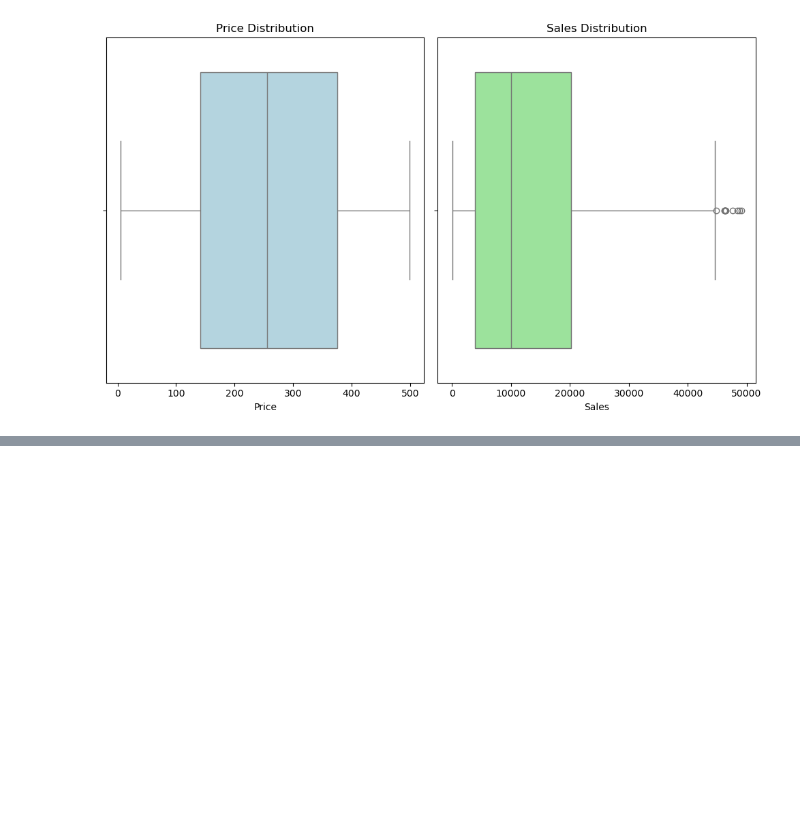
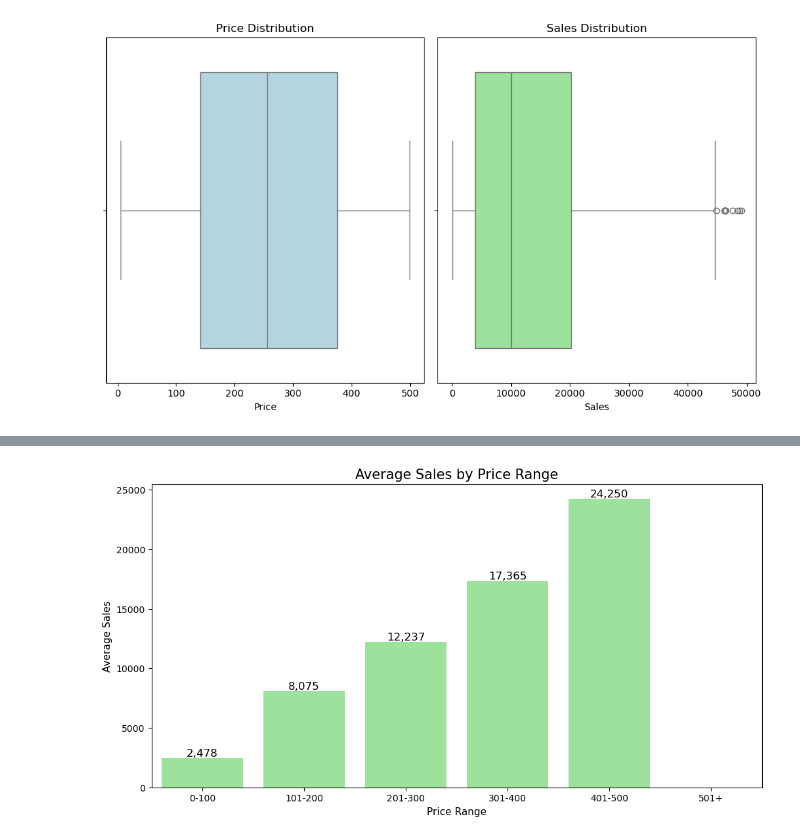
Before and after one commit to laksoo11/Data_Science_Python, a Jupyter notebook: Assignment_2/Assignment_2.ipynb, the cells around one changed output, grey strips where cells are left out. Saved outputs shown, nothing was run; the diff lists cells and outputs as text; code cells hidden in the pictures; blank space fills up the shorter version.

```diff
--- a/Assignment_2/Assignment_2.ipynb
+++ b/Assignment_2/Assignment_2.ipynb
@@ -260,3 +260,15 @@ plt.tight_layout()
 plt.show()
 # %% [output]
 [figure]
+# %%
+bins = [0, 100, 200, 300, 400, 500, 1000]  # Example price ranges
+labels = ['0-100', '101-200', '201-300', '301-400', '401-500', '501+']  # Labels for the bins
+
+# Create a new column for price range
+data_cleaned['Price_Range'] = pd.cut(data_cleaned['Price'], bins=bins, labels=labels)
+
+# Group by Price_Range and calculate the average sales for each range
+sales_by_price_range = data_cleaned.groupby('Price_Range')['Sales'].mean()
+
+# Display the results
+print(sales_by_price_range)
@@ -262,0 +284,22 @@ plt.show()
+# %%
+# Creating the bar plot
+plt.figure(figsize=(12, 6))
+ax = sns.barplot(x=sales_by_price_range.index, y=sales_by_price_range.values, color='lightgreen')
+
+# Add titles and labels
+plt.title("Average Sales by Price Range", fontsize=15)
+plt.xlabel("Price Range", fontsize=11)
+plt.ylabel("Average Sales", fontsize=11)
+
+# Display values on top of each bar
+for p in ax.patches:
+    ax.annotate(f'{p.get_height():,.0f}',
+                (p.get_x() + p.get_width() / 2., p.get_height()),
+                ha='center', va='center',
+                fontsize=12, color='black',
+                xytext=(0, 5), textcoords='offset points')
+
+# To Show the plot
+plt.show()
+# %% [output]
+[figure, added]
```
Also changed, not shown: parts of 12 cells of this notebook.
